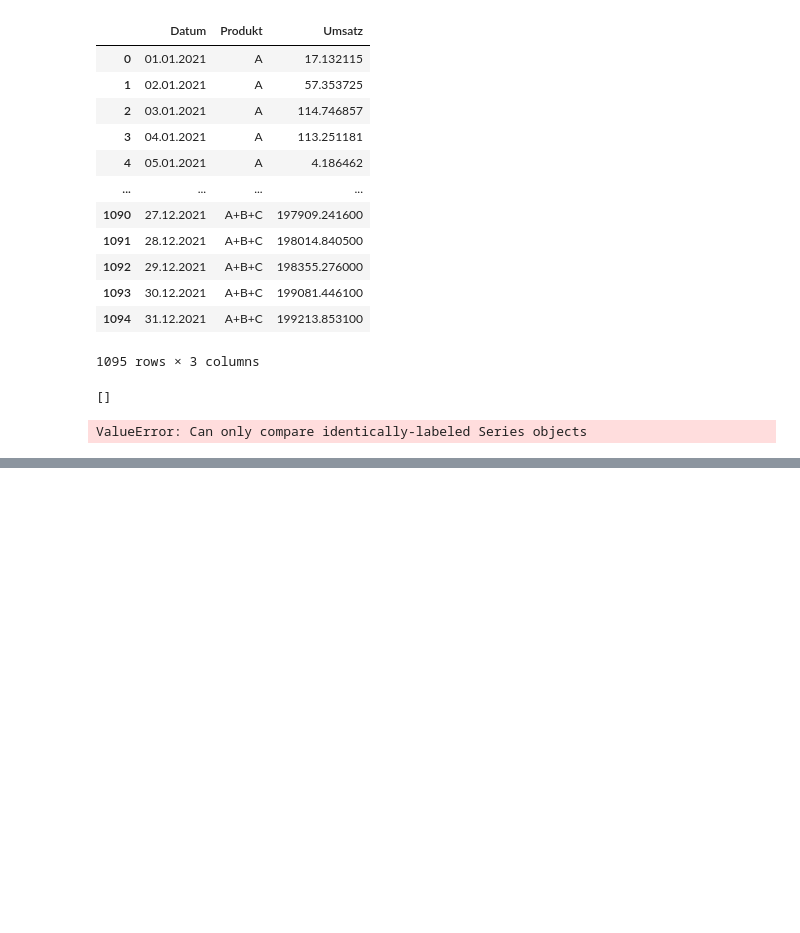
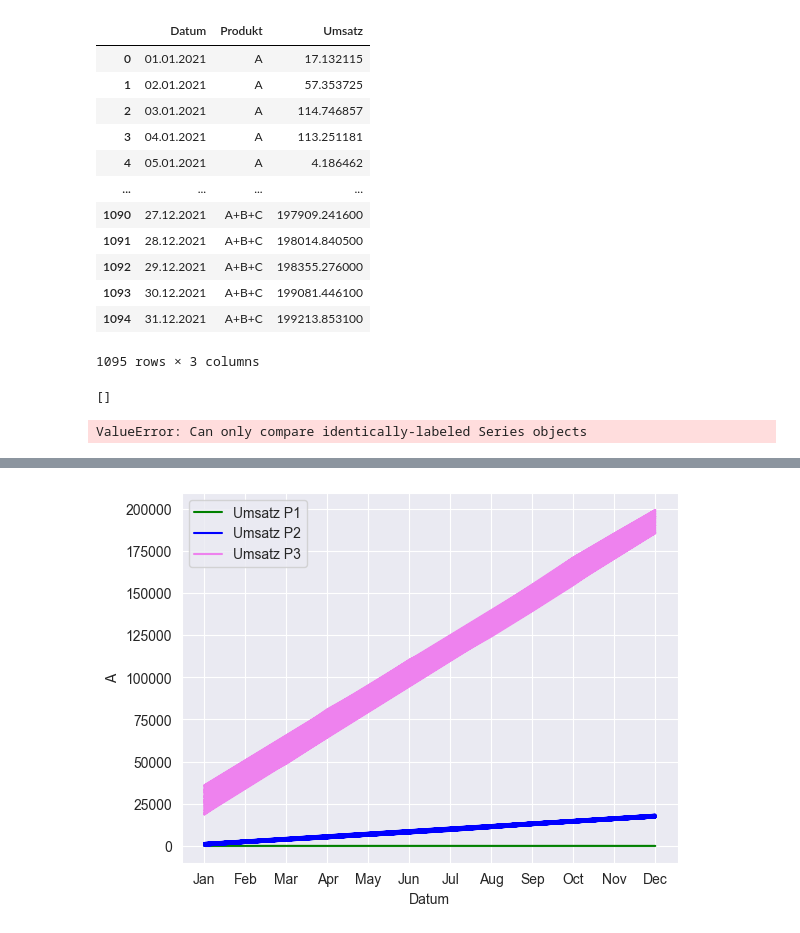
Before and after one commit to DataCraftAnca/Shop-Analyse, a Jupyter notebook: Shop analyse.ipynb, the cells around one changed output, grey strips where cells are left out. Saved outputs shown, nothing was run; the diff lists cells and outputs as text; code cells hidden in the pictures; blank space fills up the shorter version.

```diff
--- a/Shop analyse.ipynb
+++ b/Shop analyse.ipynb
@@ -227,0 +211,14 @@ NameError: name 'df_combined' is not defined
+# %%
+import pandas as pd
+import datetime
+
+df_eu = pd.read_csv('C:\\pythonProject1\\Gruppenprojekt\\Aufgabe 5 - Shopauswertung.csv', delimiter=';')
+
+df_eu_pivot = df_eu.pivot(columns='Produkt', index='Datum', values='Umsatz')
+df_eu_pivot['C'] = df_eu_pivot['A+B+C'] - df_eu_pivot['A'] - df_eu_pivot['B']
+
+# In Monate geändert
+df_eu_pivot.index = pd.to_datetime(df_eu_pivot.index, format='%d.%m.%Y')
+df_eu_pivot.index = df_eu_pivot.index.strftime('%b')
+
+print(df_eu_pivot)
@@ -227,0 +241,10 @@ NameError: name 'df_combined' is not defined
+# %%
+import seaborn as sns
+
+sns.lineplot(data=df_eu_pivot, x=df_eu_pivot.index, y=df_eu_pivot["A"], label = "Umsatz P1", color="green")
+plt.plot(df_eu_pivot.index, df_eu_pivot["B"], label = "Umsatz P2", color="blue")
+plt.plot(df_eu_pivot.index, df_eu_pivot["A+B+C"], label = "Umsatz P3",color="violet")
+plt.legend()
+plt.savefig("a,b,c.png")
+# %% [output]
+[figure, added]
```
Also changed, not shown: parts of 12 cells of this notebook, 1 other file.
